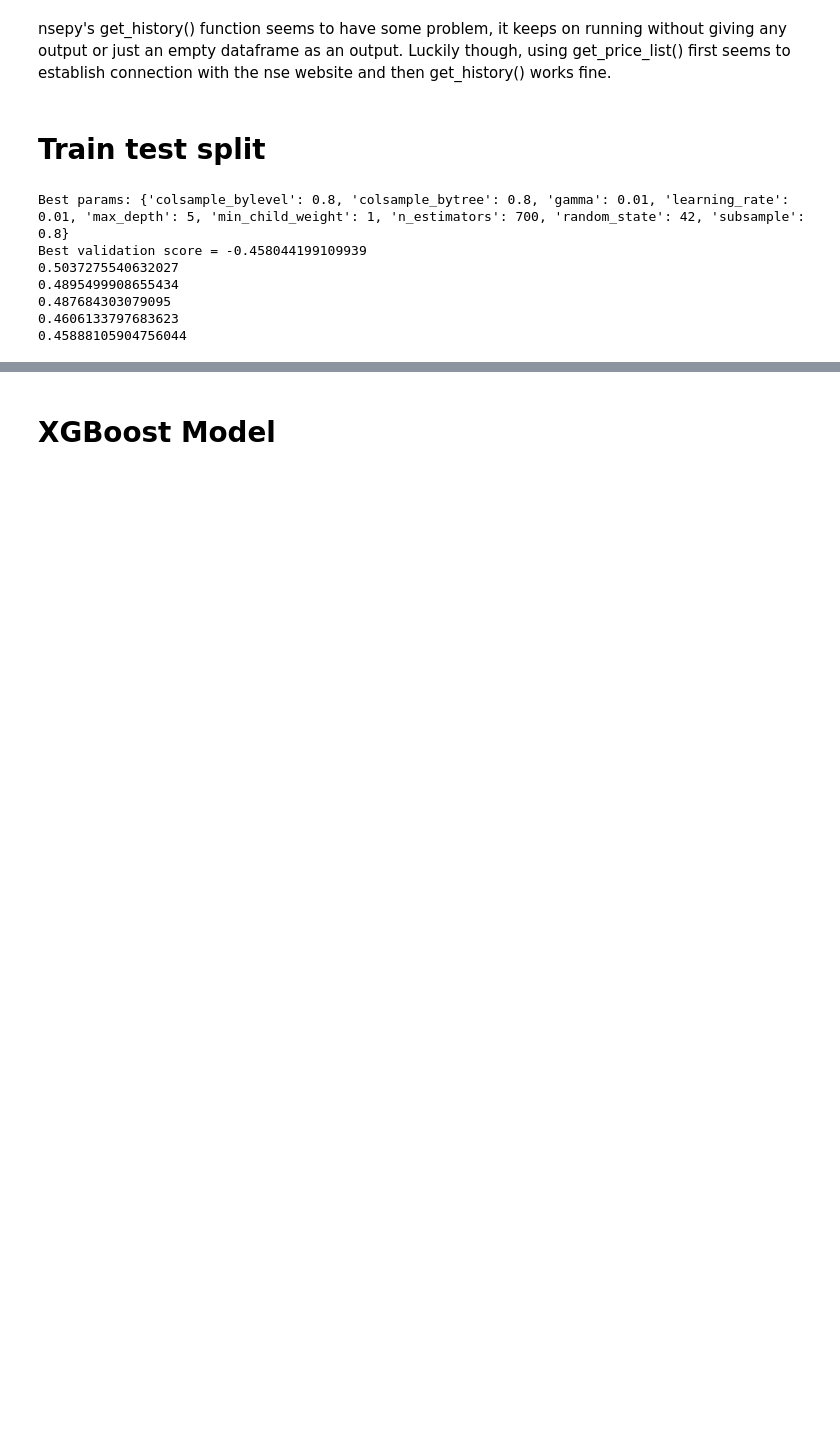
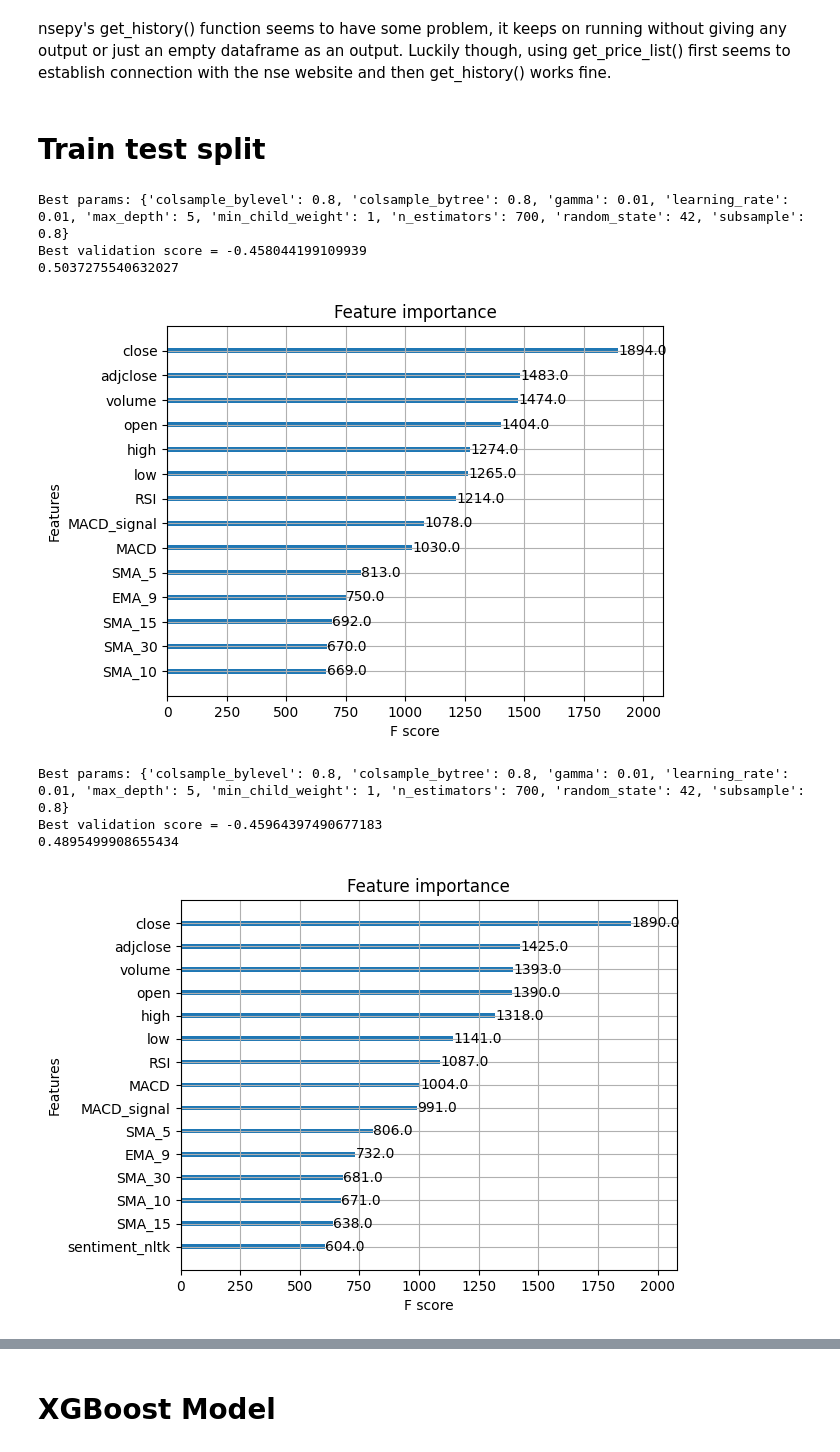
Before and after one commit to shlee4458/stock-price-prediction-nlp, a Jupyter notebook: xgboost-lsh.ipynb, the cells around one changed output, grey strips where cells are left out. Cells and saved outputs as stored; diff of their text form; code cells hidden in the pictures; blank space fills up the shorter version.

Commit message:
add: xgboost feature importance

```diff
--- a/xgboost-lsh.ipynb
+++ b/xgboost-lsh.ipynb
@@ -107,34 +100,38 @@ for i, filename in enumerate(filenames):
         'subsample':[0.8, 1],
         'colsample_bytree':[0.8],
         'colsample_bylevel':[0.8]
         }
         kfold=KFold(5)
         eval_set = [(X_train, y_train)]
         model = XGBRegressor(objective='reg:squarederror',n_jobs=-1)
         clf = GridSearchCV(model, parameters,cv=kfold,scoring='neg_mean_absolute_error',verbose=0)
 
         clf.fit(X_train, y_train)
 
         print(f'Best params: {clf.best_params_}')
         print(f'Best validation score = {clf.best_score_}')
         found = True
     model = XGBRegressor(**clf.best_params_, objective='reg:squarederror',n_jobs=-1)
 
     # model = XGBRegressor(objective='reg:squarederror',n_jobs=-1)
     model.fit(X_train, y_train, verbose=False)
     y_pred=model.predict(X_test)
     loss = mean_squared_error(y_test,y_pred)
     print(loss)
+    plot_importance(model)
+    plt.show()
 
     y_pred_df = pd.DataFrame(y_pred, index=y_test.index, columns=['pred'])
     merged_df = pd.concat([y_test, y_pred_df], axis=1)
 
     write_visual_csv(i, loss)
+    found = False
 # %% [output]
 Best params: {'colsample_bylevel': 0.8, 'colsample_bytree': 0.8, 'gamma': 0.01, 'learning_rate': 0.01, 'max_depth': 5, 'min_child_weight': 1, 'n_estimators': 700, 'random_state': 42, 'subsample': 0.8}
 Best validation score = -0.458044199109939
 0.5037275540632027
-0.4895499908655434
-0.487684303079095
-0.4606133797683623
-0.45888105904756044
+[figure, added]
+Best params: {'colsample_bylevel': 0.8, 'colsample_bytree': 0.8, 'gamma': 0.01, 'learning_rate': 0.01, 'max_depth': 5, 'min_child_weight': 1, 'n_estimators': 700, 'random_state': 42, 'subsample': 0.8}
+Best validation score = -0.45964397490677183
+0.4895499908655434
+[figure, added]
```
Also changed, not shown: parts of 2 cells of this notebook, 2 other files.
